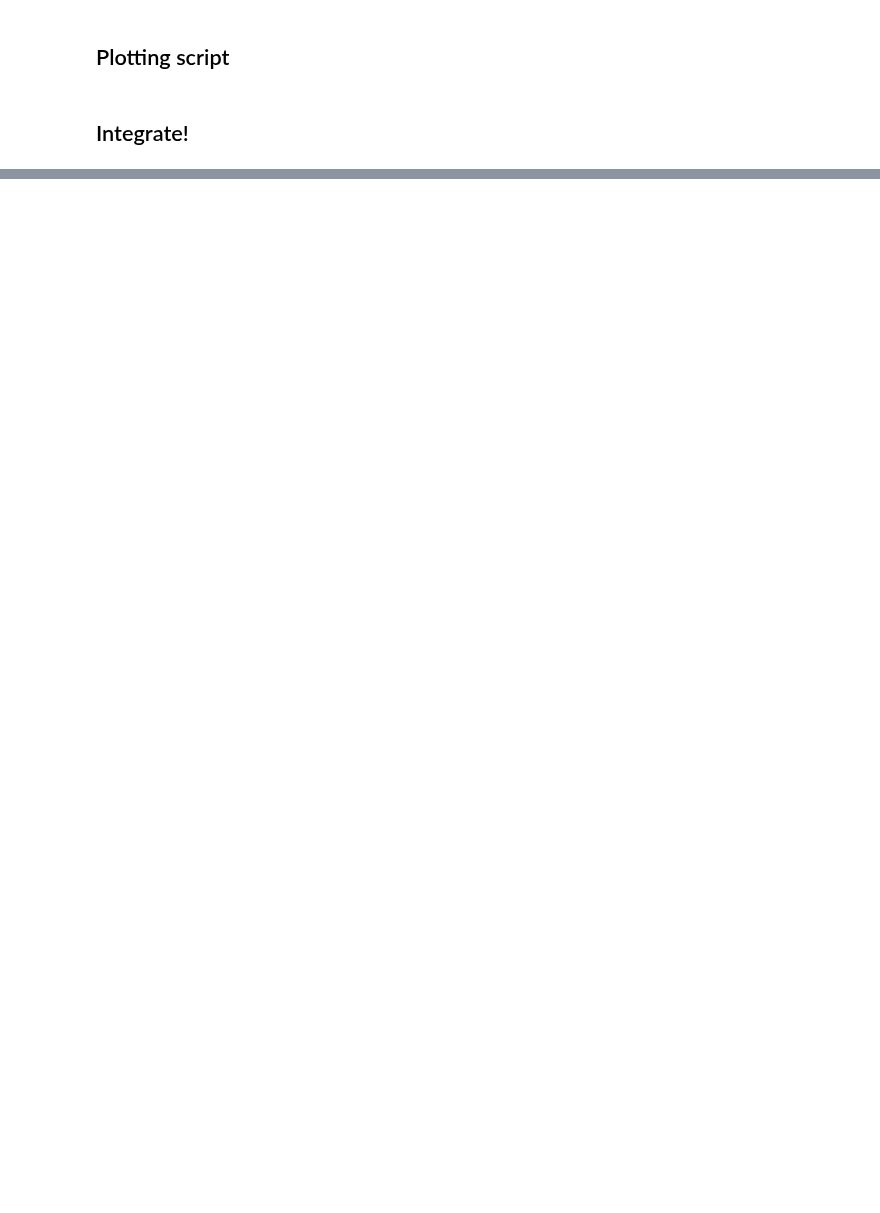
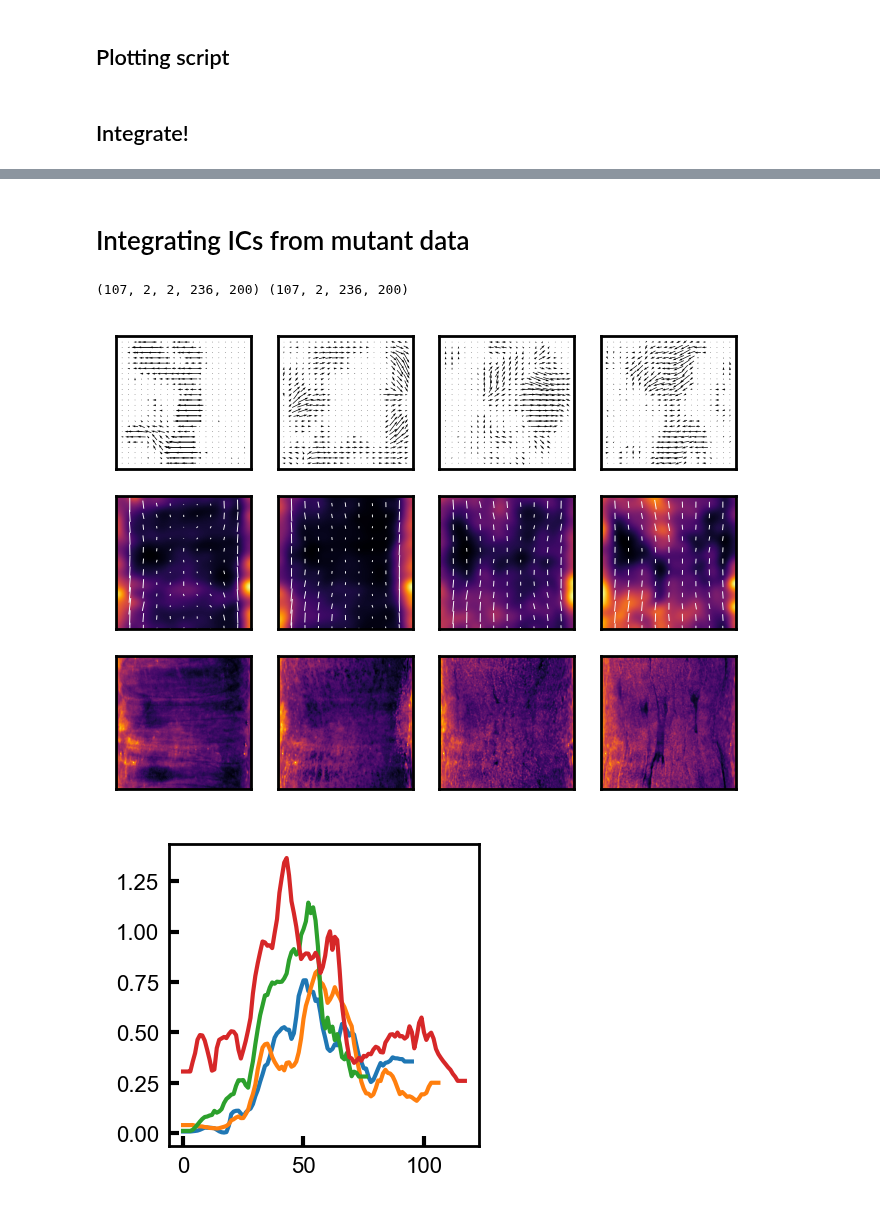
Before and after one commit to jcolen/drosophila_morphogenesis, a Jupyter notebook: ClosedLoop_NODE_Forecasting.ipynb, the cells around one changed output, grey strips where cells are left out. Drawn from its saved outputs; the diff is of its cells as text; code cells hidden in the pictures; blank space fills up the shorter version.

```diff
--- a/ClosedLoop_NODE_Forecasting.ipynb
+++ b/ClosedLoop_NODE_Forecasting.ipynb
@@ -665,0 +678,35 @@ comparison_plot(m, m0,
+# %% [markdown]
+# Integrating ICs from mutant data
+# %%
+loaddir = 'Public/toll[RM9]/Sqh-GFP/'
+loaddir = 'Public/spaetzle[A]/Sqh-GFP'
+df = pd.read_csv(os.path.join(loaddir, 'dynamic_index.csv'))
+embryoIDs = df.embryoID.unique()
+i = 1
+eId = embryoIDs[i]
+edir = os.path.join(loaddir, str(eId))
+
+raw = np.load(os.path.join(edir, 'raw2D.npy'), mmap_mode='r')
+m = np.load(os.path.join(edir, 'tensor2D.npy'), mmap_mode='r')
+v = np.load(os.path.join(edir, 'velocity2D.npy'), mmap_mode='r')
+print(m.shape, v.shape)
+
+fig, ax = plt.subplots(3, 4, figsize=(4, 3), dpi=200)
+for i, tt in enumerate(np.linspace(0, m.shape[0]-1, 4, dtype=int)):
+    plot_vector2D(ax[0, i], v[tt])
+    plot_tensor2D(ax[1, i], m[tt])
+    color_2D(ax[2, i], raw[tt])
+    ax[0, i].set_aspect('auto')
+    ax[1, i].set_aspect('auto')
+    ax[2, i].set_aspect('auto')
+
+fig, ax = plt.subplots(1, 1, figsize=(2, 2), dpi=200)
+
+for eId in embryoIDs:
+    edir = os.path.join(loaddir, str(eId))
+    v = np.load(os.path.join(edir, 'velocity2D.npy'), mmap_mode='r')
+    ax.plot(np.arange(v.shape[0]), np.linalg.norm(v, axis=1).mean(axis=(1, 2)))
+# %% [output]
+(107, 2, 2, 236, 200) (107, 2, 236, 200)
+[figure, added]
+[figure, added]
```
Also changed, not shown: parts of 3 cells of this notebook, 4 other files.
